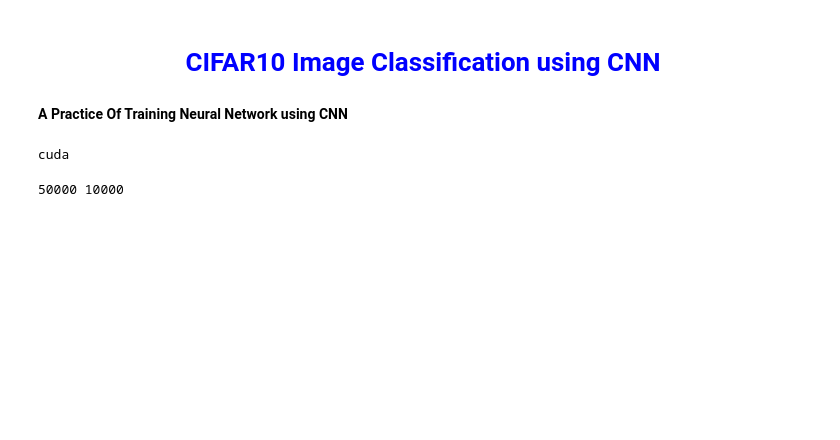
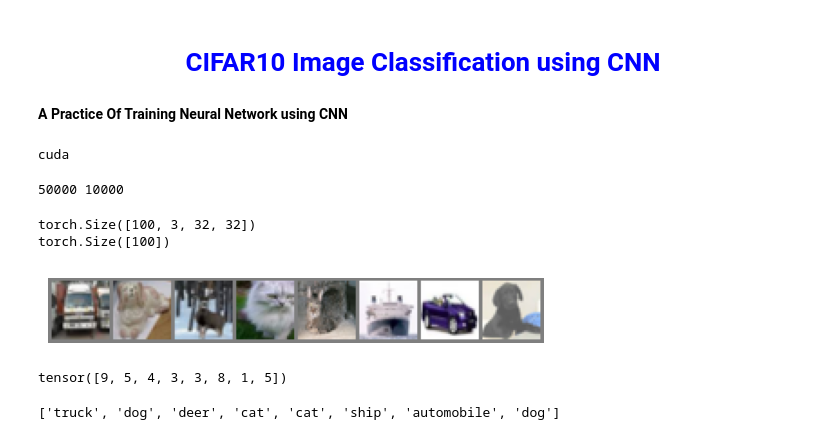
Before and after one commit to trijesh61/Pytorch-Practice, a Jupyter notebook: CIFAR10 Image Classification using CNN.ipynb, the cells around one changed output. Drawn from its saved outputs; the diff is of its cells as text; code cells hidden in the pictures; blank space fills up the shorter version.

```diff
--- a/CIFAR10 Image Classification using CNN.ipynb
+++ b/CIFAR10 Image Classification using CNN.ipynb
@@ -30,3 +30,34 @@ test_dataset = torchvision.datasets.CIFAR10(root='./data', train=False, download
 print(len(train_dataset), len(test_dataset))
 # %% [output]
 50000 10000
+# %%
+batch_size = 100
+#Data Loaders
+train_loader =DataLoader(dataset=train_dataset, batch_size=batch_size, shuffle=True)
+test_loader = DataLoader (dataset=test_dataset, batch_size=batch_size, shuffle=False)
+# %%
+for i, (images, labels) in enumerate (train_loader):
+    print(images.shape)
+    print(labels.shape)
+    break
+# %% [output]
+torch.Size([100, 3, 32, 32])
+torch.Size([100])
+# %%
+def imshow(img):
+    img = img / 2 + 0.5   # unnormalize
+    npimg = img.numpy()
+
+    # Correct transpose: (C,H,W) → (H,W,C)
+    plt.imshow(np.transpose(npimg, (1, 2, 0)))
+    plt.axis("off")
+    plt.show()
+
+# Show images
+imshow(torchvision.utils.make_grid(images[:8]))
+# %% [output]
+[figure, added]
+# %%
+labels[:8]
+# %% [output]
+tensor([9, 5, 4, 3, 3, 8, 1, 5])
@@ -32,0 +66,4 @@ print(len(train_dataset), len(test_dataset))
+# %%
+[class_names[i] for i in labels[:8]]
+# %% [output]
+['truck', 'dog', 'deer', 'cat', 'cat', 'ship', 'automobile', 'dog']
```
Also changed, not shown: parts of 1 cell of this notebook.
